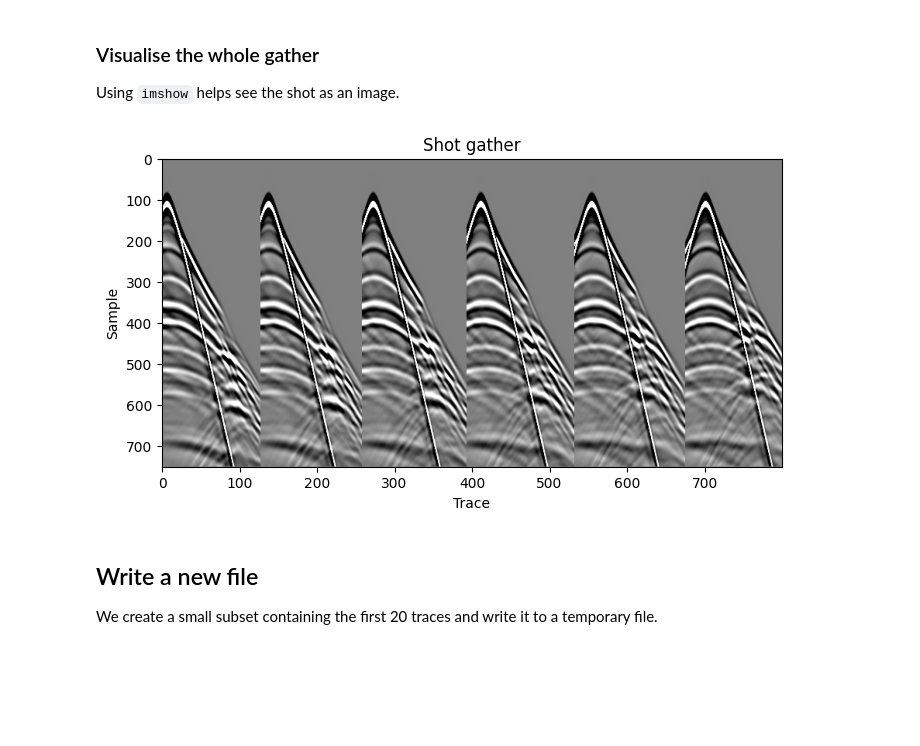
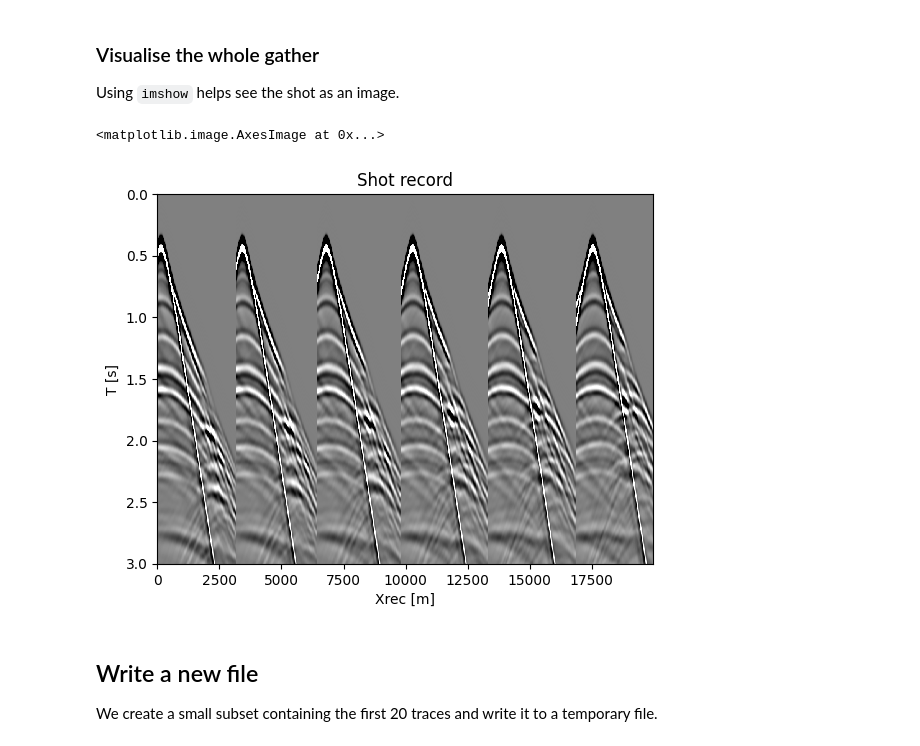
Before and after one commit to mloubout/SegyIO.jl, a Jupyter notebook: notebooks/read_write_tutorial.ipynb, the cells around one changed output. Drawn from its saved outputs; the diff is of its cells as text; code cells hidden in the pictures; blank space fills up the shorter version.

```diff
--- a/notebooks/read_write_tutorial.ipynb
+++ b/notebooks/read_write_tutorial.ipynb
@@ -49,14 +47,10 @@ plt.show()
 ### Visualise the whole gather
 Using `imshow` helps see the shot as an image.
 # %%
-plt.figure(figsize=(8,4))
-plt.imshow(block.data[:, :800], aspect='auto', cmap='gray', vmin=-1e0, vmax=1e0)
-plt.title('Shot gather')
-plt.xlabel('Trace')
-plt.ylabel('Sample')
-plt.show()
+seg.plot_sdata(block.data[:, :800], (.004, 25))
 # %% [output]
+<matplotlib.image.AxesImage at 0x...>
-[figure, old version]
+[figure, new version]
 # %% [markdown]
 ## Write a new file
 We create a small subset containing the first 20 traces and write it to a temporary file.
```
Also changed, not shown: parts of 3 cells of this notebook, 3 other files.
